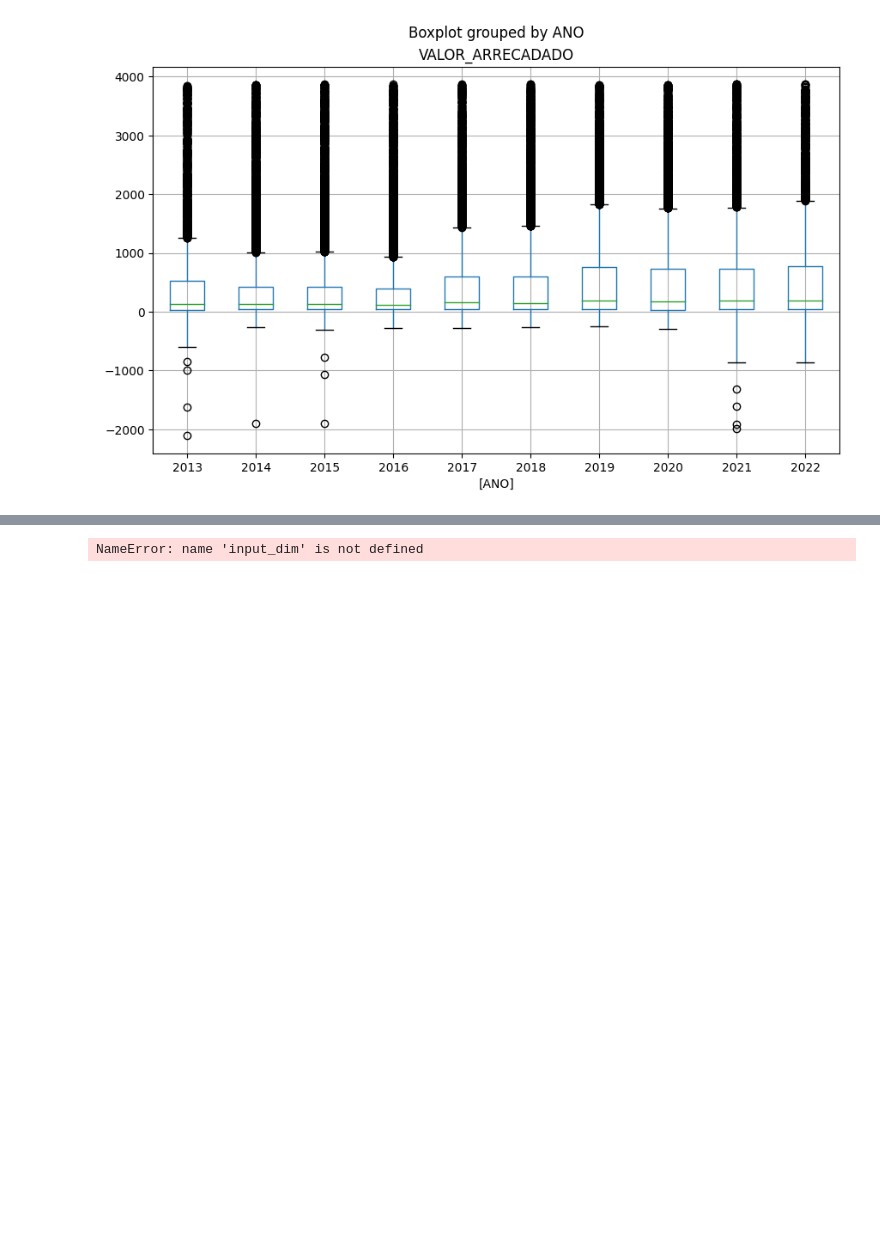
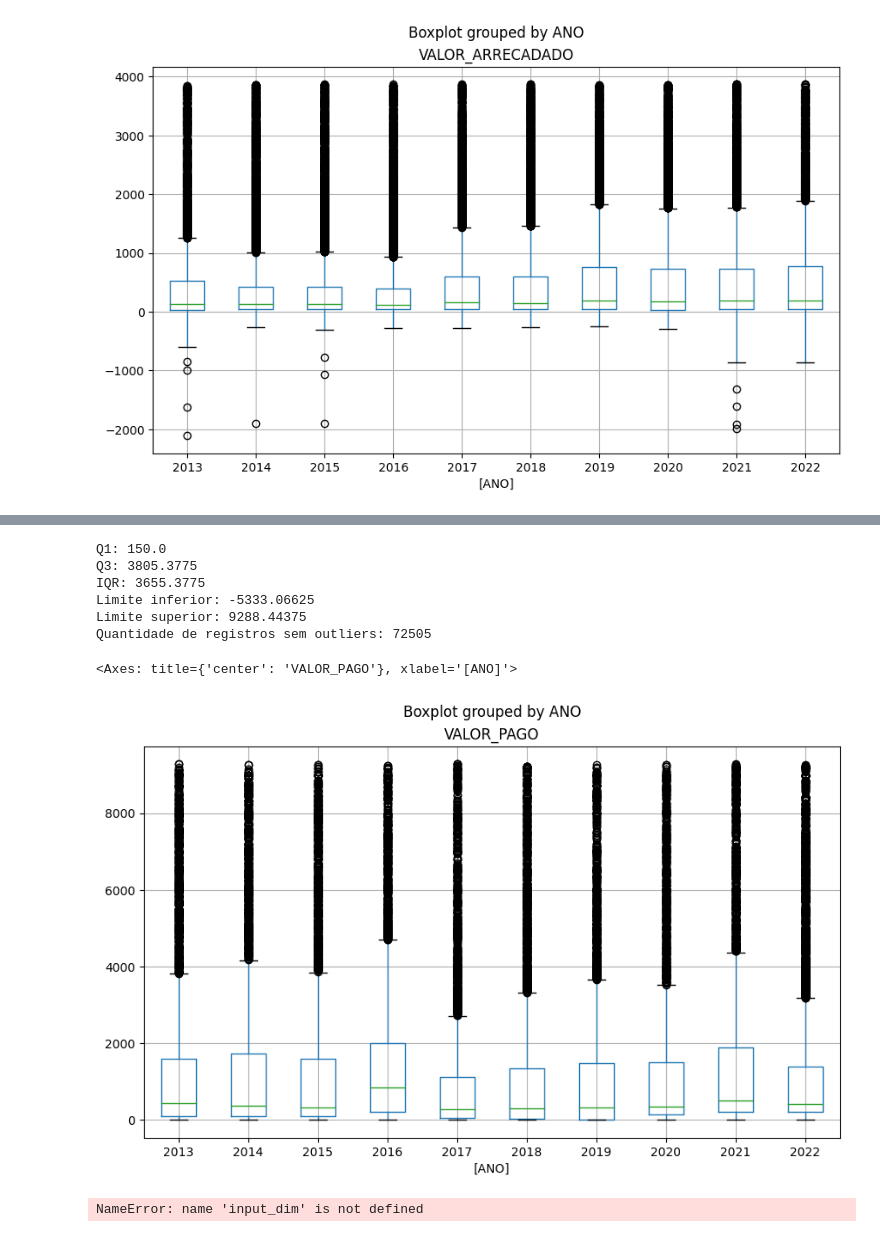
Before and after one commit to AllysonAbreu/dw_contas_publicas_2022, a Jupyter notebook: TCC2/dados/arvores_decisao.ipynb, the cells around one changed output, grey strips where cells are left out. Cells and saved outputs as stored; diff of their text form; code cells hidden in the pictures; blank space fills up the shorter version.

```diff
--- a/TCC2/dados/arvores_decisao.ipynb
+++ b/TCC2/dados/arvores_decisao.ipynb
@@ -274,0 +542,27 @@ Erro Quadrático Médio (MSE): 5469504231.71838
+# %%
+# aplicação de IQR - interquartile range
+Q1 = dados_despesas['VALOR_PAGO'].quantile(0.25)
+Q3 = dados_despesas['VALOR_PAGO'].quantile(0.75)
+IQR = Q3 - Q1
+print(f'Q1: {Q1}')
+print(f'Q3: {Q3}')
+print(f'IQR: {IQR}')
+
+limite_inferior = Q1 - 1.5 * IQR
+limite_superior = Q3 + 1.5 * IQR
+print(f'Limite inferior: {limite_inferior}')
+print(f'Limite superior: {limite_superior}')
+
+df_sem_outliers = dados_despesas[(dados_despesas['VALOR_PAGO'] >= limite_inferior) & (dados_despesas['VALOR_PAGO'] <= limite_superior)]
+df_sem_outliers = df_sem_outliers[['ANO', 'VALOR_PAGO']]
+print(f'Quantidade de registros sem outliers: {df_sem_outliers.shape[0]}')
+df_sem_outliers.boxplot(by='ANO', figsize=(10, 6))
+# %% [output]
+Q1: 150.0
+Q3: 3805.3775
+IQR: 3655.3775
+Limite inferior: -5333.06625
+Limite superior: 9288.44375
+Quantidade de registros sem outliers: 72505
+<Axes: title={'center': 'VALOR_PAGO'}, xlabel='[ANO]'>
+[figure, added]
```
Also changed, not shown: parts of 35 cells of this notebook, 17 other files.
